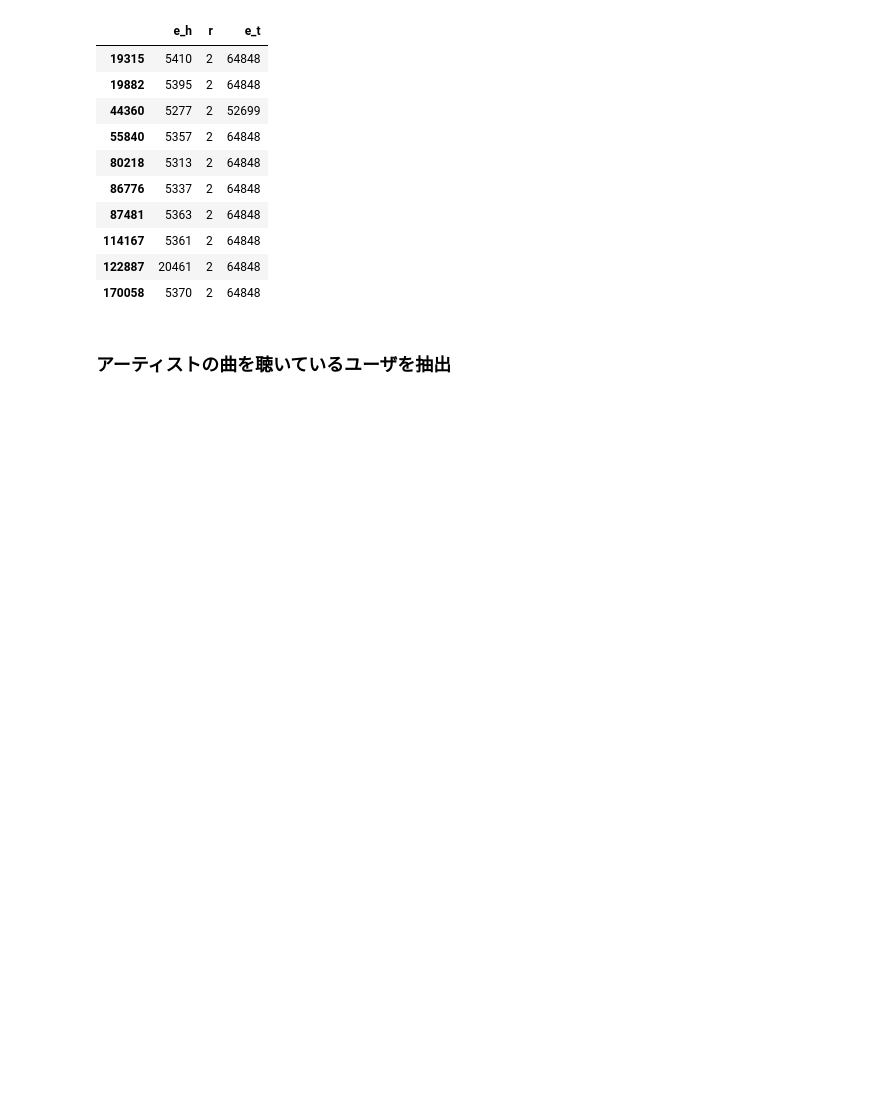
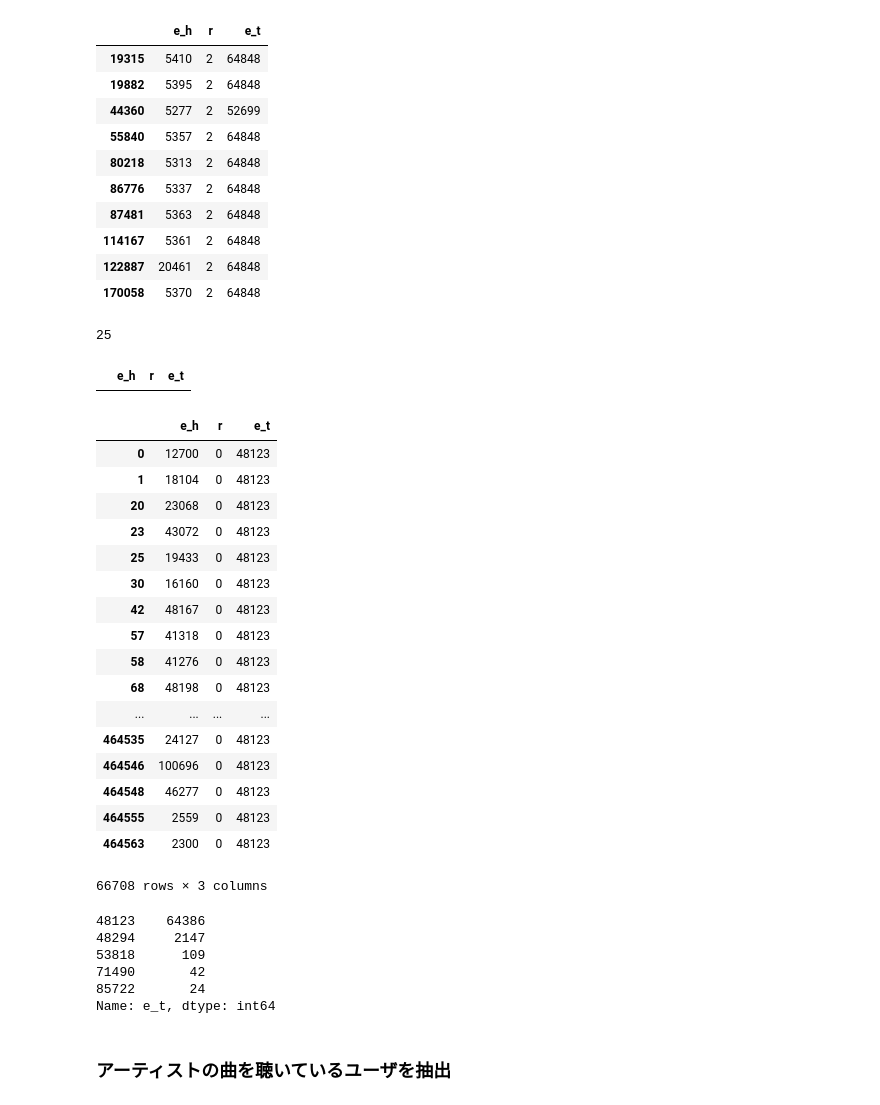
Before and after one commit to fumiyo0607/KGAN, a Jupyter notebook: Analysis/analysis_artist.ipynb, the cells around one changed output. Drawn from its saved outputs; the diff is of its cells as text; code cells hidden in the pictures; blank space fills up the shorter version.

```diff
--- a/Analysis/analysis_artist.ipynb
+++ b/Analysis/analysis_artist.ipynb
@@ -57,6 +57,45 @@ target_kg_df.head(10)
 | 114167 | 5361 | 2 | 64848 |
 | 122887 | 20461 | 2 | 64848 |
 | 170058 | 5370 | 2 | 64848 |
+# %%
+len(target_kg_df)
+# %% [output]
+25
+# %%
+target_kg_df[target_kg_df['r']==0]
+# %% [output]
+|  | e_h | r | e_t |
+# %%
+notable = kg_df.query('r == 0')
+notable
+# %% [output]
+|  | e_h | r | e_t |
+| 0 | 12700 | 0 | 48123 |
+| 1 | 18104 | 0 | 48123 |
+| 20 | 23068 | 0 | 48123 |
+| 23 | 43072 | 0 | 48123 |
+| 25 | 19433 | 0 | 48123 |
+| 30 | 16160 | 0 | 48123 |
+| 42 | 48167 | 0 | 48123 |
+| 57 | 41318 | 0 | 48123 |
+| 58 | 41276 | 0 | 48123 |
+| 68 | 48198 | 0 | 48123 |
+| ... | ... | ... | ... |
+| 464535 | 24127 | 0 | 48123 |
+| 464546 | 100696 | 0 | 48123 |
+| 464548 | 46277 | 0 | 48123 |
+| 464555 | 2559 | 0 | 48123 |
+| 464563 | 2300 | 0 | 48123 |
+66708 rows × 3 columns
+# %%
+notable['e_t'].value_counts()
+# %% [output]
+48123    64386
+48294     2147
+53818      109
+71490       42
+85722       24
+Name: e_t, dtype: int64
 # %% [markdown]
 ### アーティストの曲を聴いているユーザを抽出
 # %%
```
Also changed, not shown: 3 other files.
